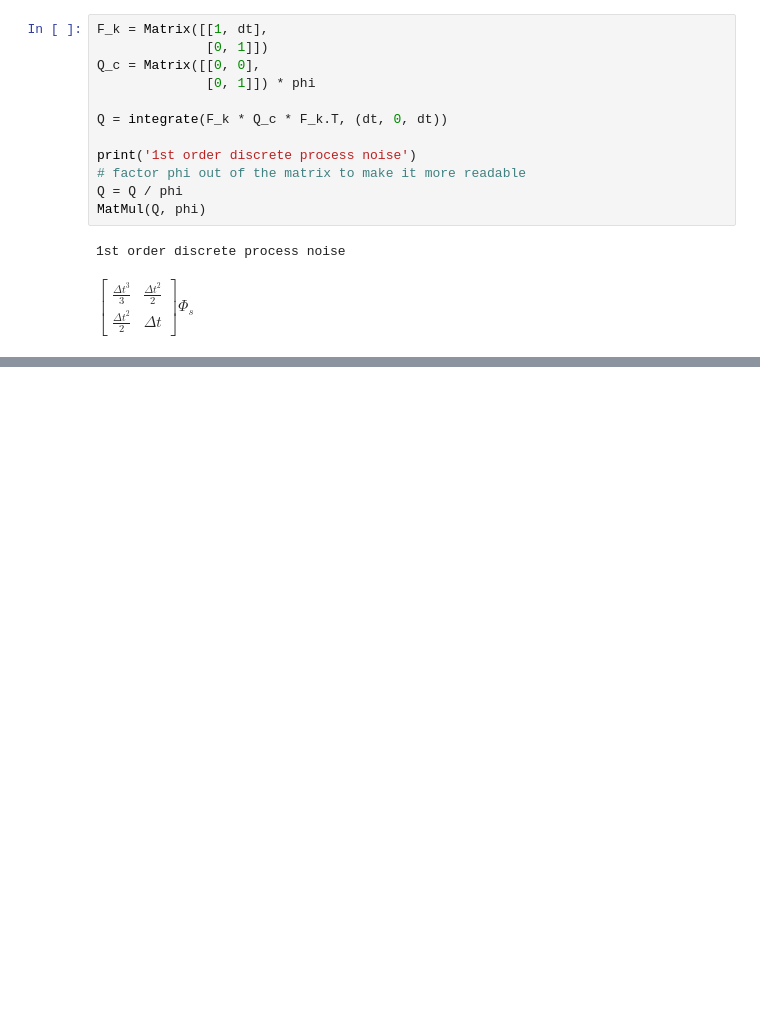
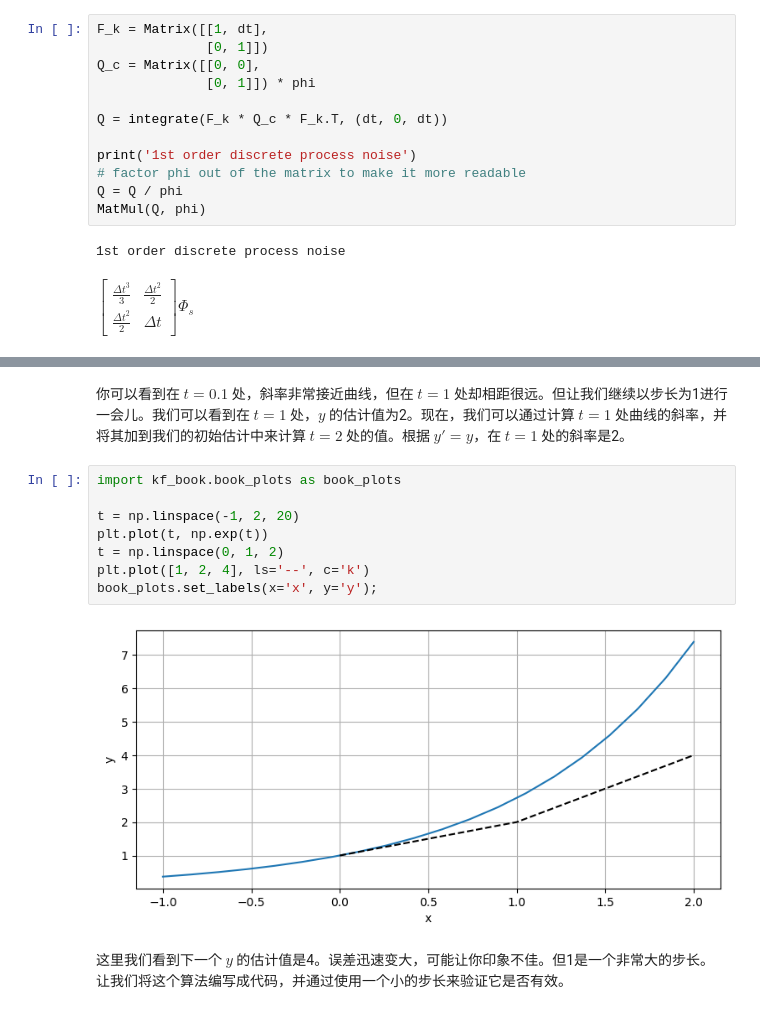
Before and after one commit to logan8866/Kalman-Filter-Programming, a Jupyter notebook: 07 卡尔曼滤波器的数学原理.ipynb, the cells around one changed output, grey strips where cells are left out. Saved outputs shown, nothing was run; the diff lists cells and outputs as text; blank space fills up the shorter version.

```diff
--- a/07 卡尔曼滤波器的数学原理.ipynb
+++ b/07 卡尔曼滤波器的数学原理.ipynb
@@ -466,0 +775,14 @@ $\displaystyle \left[\begin{matrix}\frac{\Delta{t}^{3}}{3} & \frac{\Delta{t}^{2}
+# %% [markdown]
+你可以看到在 $t=0.1$ 处，斜率非常接近曲线，但在 $t=1$ 处却相距很远。但让我们继续以步长为1进行一会儿。我们可以看到在 $t=1$ 处，$y$ 的估计值为2。现在，我们可以通过计算 $t=1$ 处曲线的斜率，并将其加到我们的初始估计中来计算 $t=2$ 处的值。根据 $y'=y$，在 $t=1$ 处的斜率是2。
+# %%
+import kf_book.book_plots as book_plots
+
+t = np.linspace(-1, 2, 20)
+plt.plot(t, np.exp(t))
+t = np.linspace(0, 1, 2)
+plt.plot([1, 2, 4], ls='--', c='k')
+book_plots.set_labels(x='x', y='y');
+# %% [output]
+[figure, added]
+# %% [markdown]
+这里我们看到下一个 $y$ 的估计值是4。误差迅速变大，可能让你印象不佳。但1是一个非常大的步长。让我们将这个算法编写成代码，并通过使用一个小的步长来验证它是否有效。
```
Also changed, not shown: parts of 34 cells of this notebook, 1 other file.
